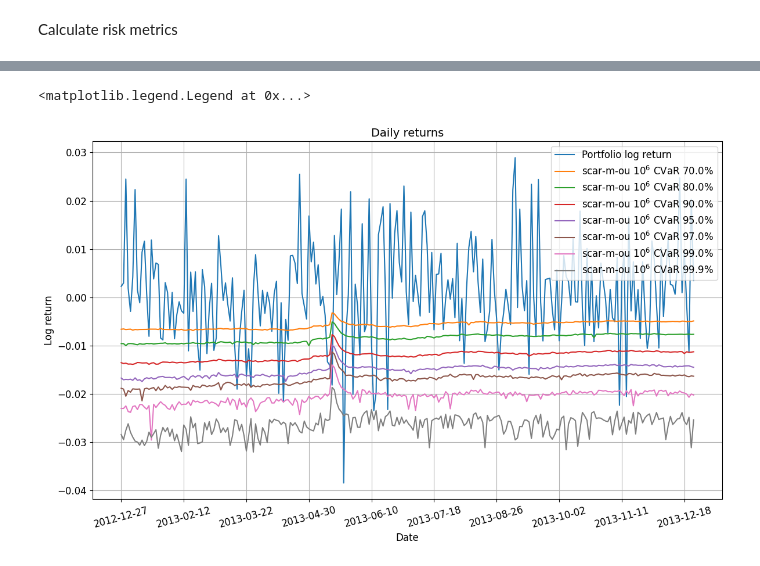
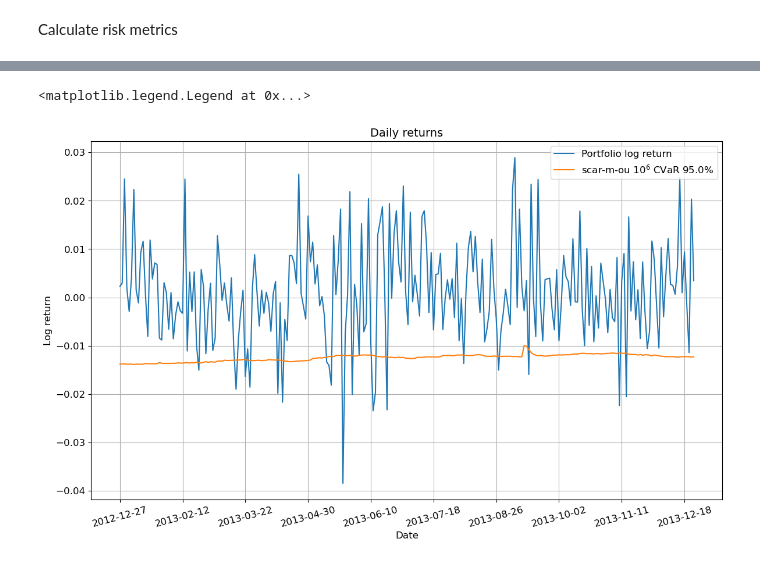
Before and after one commit to AANovokhatskiy/pyscarcopula, a Jupyter notebook: example.ipynb, the cells around one changed output, grey strips where cells are left out. Cells and saved outputs as stored; diff of their text form; code cells hidden in the pictures.

```diff
--- a/example.ipynb
+++ b/example.ipynb
@@ -48,3 +48,3 @@ copula = GumbelCopula(count_instruments)
 # %%
-copula.fit(pobs_data, method='scar-p-ou', seed = 10, accuracy=1e-3)
+copula.fit(pobs_data, method='scar-p-ou', accuracy = 1e-3, seed = 10, print_path=True)
 # %% [output]
@@ -62,3 +79,5 @@ copula.fit(pobs_data, method='scar-p-ou', seed = 10, accuracy=1e-3)
 # %%
-copula.fit(pobs_data, method='scar-m-ou', accuracy=1e-3, seed = 10)
+copula.fit(pobs_data, method='scar-m-ou', accuracy = 1e-3, seed = 10, print_path=True)
+#inv + pinv + try + catch = 60s [0.50139371 0.7290195  0.69130559] -357.8668338395487
+#pinv = 50s [0.49247844 0.72820807 0.68945691] -357.8663201476816
 # %% [output]
@@ -75,0 +112,9 @@ copula.fit(pobs_data, method='scar-m-ou', accuracy=1e-3, seed = 10)
+# %%
+alpha = np.array([-0.34741403 , 1.71949998 ,-0.14467107])
+moex_returns_pd = np.log(moex_data[tickers] / moex_data[tickers].shift(1))[1:251]
+moex_returns = moex_returns_pd.values
+data = pobs(moex_returns)
+s = 25400
+rng = np.random.RandomState(seed= s)
+dwt = rng.normal(0, 1, size = (len(data), 500)) * np.sqrt(1/len(data))
+copula.mlog_likelihood(alpha, data, method='scar-m-ou', dwt = dwt)
@@ -77,8 +124,8 @@ copula.fit(pobs_data, method='scar-m-ou', accuracy=1e-3, seed = 10)
 Calculate risk metrics
 # %%
 '''risk_metrics'''
-gamma = [0.7, 0.8, 0.9, 0.95, 0.97, 0.99, 0.999]
-#gamma = [0.95]
+#gamma = [0.7, 0.8, 0.9, 0.95, 0.97, 0.99, 0.999]
+gamma = [0.95]
 window_len = 250
 latent_process_tr = 500
 MC_iterations = [int(10**6)]
@@ -129,31 +211,31 @@ weight = result[0.95][MC_iterations[0]]['weight']
 # %%
 n = 1
 m = 1
 fig,ax = plt.subplots(n,m,figsize=(14,8))
 i1 = 252
 i2 = 500
 loc = plticker.MultipleLocator(base=27.0)
 
 #ax.plot(((np.exp(moex_returns_pd) - 1) * pd_weight_data).sum(axis=1)[i1:i2], label = 'Portfolio log return')
 ax.plot(((np.exp(moex_returns_pd) - 1) * weight).sum(axis=1)[i1:i2], label = 'Portfolio log return')
 
-ax.plot(pd_var_70[i1:i2], label = f'{method} $10^6$ CVaR {gamma[0] * 100}%')
-ax.plot(pd_var_80[i1:i2], label = f'{method} $10^6$ CVaR {gamma[1] * 100}%')
-ax.plot(pd_var_90[i1:i2], label = f'{method} $10^6$ CVaR {gamma[2] * 100}%')
-ax.plot(pd_var_95[i1:i2], label = f'{method} $10^6$ CVaR {gamma[3] * 100}%')
-ax.plot(pd_var_97[i1:i2], label = f'{method} $10^6$ CVaR {gamma[4] * 100}%')
-ax.plot(pd_var_99[i1:i2], label = f'{method} $10^6$ CVaR {gamma[5] * 100}%')
-ax.plot(pd_var_999[i1:i2], label = f'{method} $10^6$ CVaR {gamma[6] * 100}%')
+# ax.plot(pd_var_70[i1:i2], label = f'{method} $10^6$ CVaR {gamma[0] * 100}%')
+# ax.plot(pd_var_80[i1:i2], label = f'{method} $10^6$ CVaR {gamma[1] * 100}%')
+# ax.plot(pd_var_90[i1:i2], label = f'{method} $10^6$ CVaR {gamma[2] * 100}%')
+ax.plot(pd_var_95[i1:i2], label = f'{method} $10^6$ CVaR {gamma[0] * 100}%')
+# ax.plot(pd_var_97[i1:i2], label = f'{method} $10^6$ CVaR {gamma[4] * 100}%')
+# ax.plot(pd_var_99[i1:i2], label = f'{method} $10^6$ CVaR {gamma[5] * 100}%')
+# ax.plot(pd_var_999[i1:i2], label = f'{method} $10^6$ CVaR {gamma[6] * 100}%')
 
 ax.set_title(f'Daily returns', fontsize = 14)
 
 ax.xaxis.set_major_locator(loc)
 ax.set_xlabel('Date', fontsize = 12, loc = 'center')
 ax.set_ylabel('Log return', fontsize = 12, loc = 'center')
 ax.tick_params(axis='x', labelrotation = 15, labelsize = 12)
 ax.tick_params(axis='y', labelsize = 12)
 ax.grid(True)
 ax.legend(fontsize=12, loc = 'upper right')
 # %% [output]
 <matplotlib.legend.Legend at 0x...>
-[figure, old version]
+[figure, new version]
```
Also changed, not shown: parts of 6 cells of this notebook, 11 other files.
